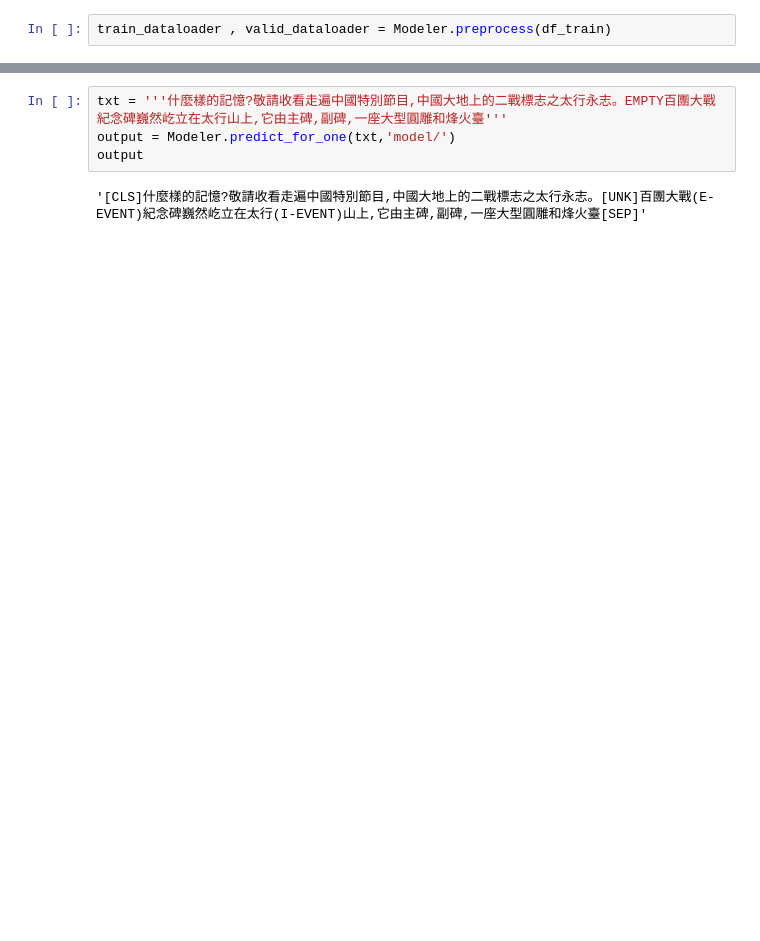
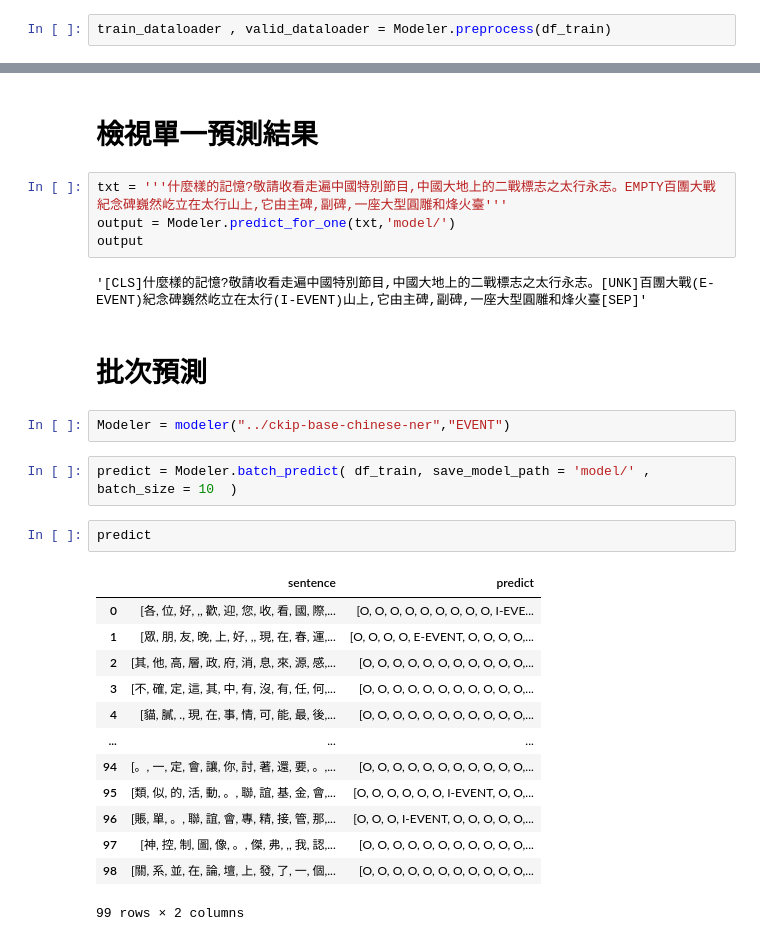
Before and after one commit to TimK38/bert_ner, a Jupyter notebook: exapmle.ipynb, the cells around one changed output, grey strips where cells are left out. Saved outputs shown, nothing was run; the diff lists cells and outputs as text; blank space fills up the shorter version.

Commit message:
update for batch predict

```diff
--- a/exapmle.ipynb
+++ b/exapmle.ipynb
@@ -52,6 +54,30 @@ Validation F1-Score: 0.0
+# %% [markdown]
+# 檢視單一預測結果
 # %%
 txt = '''什麼樣的記憶?敬請收看走遍中國特別節目,中國大地上的二戰標志之太行永志。EMPTY百團大戰紀念碑巍然屹立在太行山上,它由主碑,副碑,一座大型圓雕和烽火臺'''
 output = Modeler.predict_for_one(txt,'model/')
 output
 # %% [output]
 '[CLS]什麼樣的記憶?敬請收看走遍中國特別節目,中國大地上的二戰標志之太行永志。[UNK]百團大戰(E-EVENT)紀念碑巍然屹立在太行(I-EVENT)山上,它由主碑,副碑,一座大型圓雕和烽火臺[SEP]'
+# %% [markdown]
+# 批次預測
+# %%
+Modeler = modeler("../ckip-base-chinese-ner","EVENT")
+# %%
+predict = Modeler.batch_predict( df_train, save_model_path = 'model/' , batch_size = 10  )
+# %%
+predict
+# %% [output]
+|  | sentence | predict |
+| 0 | [各, 位, 好, ,, 歡, 迎, 您, 收, 看, 國, 際,... | [O, O, O, O, O, O, O, O, O, I-EVE... |
+| 1 | [眾, 朋, 友, 晚, 上, 好, ,, 現, 在, 春, 運,... | [O, O, O, O, E-EVENT, O, O, O, O,... |
+| 2 | [其, 他, 高, 層, 政, 府, 消, 息, 來, 源, 感,... | [O, O, O, O, O, O, O, O, O, O, O,... |
+| 3 | [不, 確, 定, 這, 其, 中, 有, 沒, 有, 任, 何,... | [O, O, O, O, O, O, O, O, O, O, O,... |
+| 4 | [貓, 膩, ., 現, 在, 事, 情, 可, 能, 最, 後,... | [O, O, O, O, O, O, O, O, O, O, O,... |
+| ... | ... | ... |
+| 94 | [。, 一, 定, 會, 讓, 你, 討, 著, 還, 要, 。,... | [O, O, O, O, O, O, O, O, O, O, O,... |
+| 95 | [類, 似, 的, 活, 動, 。, 聯, 誼, 基, 金, 會,... | [O, O, O, O, O, O, I-EVENT, O, O,... |
+| 96 | [賬, 單, 。, 聯, 誼, 會, 專, 精, 接, 管, 那,... | [O, O, O, I-EVENT, O, O, O, O, O,... |
+| 97 | [神, 控, 制, 圖, 像, 。, 傑, 弗, ,, 我, 認,... | [O, O, O, O, O, O, O, O, O, O, O,... |
+| 98 | [關, 系, 並, 在, 論, 壇, 上, 發, 了, 一, 個,... | [O, O, O, O, O, O, O, O, O, O, O,... |
+99 rows × 2 columns
```
Also changed, not shown: parts of 3 cells of this notebook, 1 other file.
